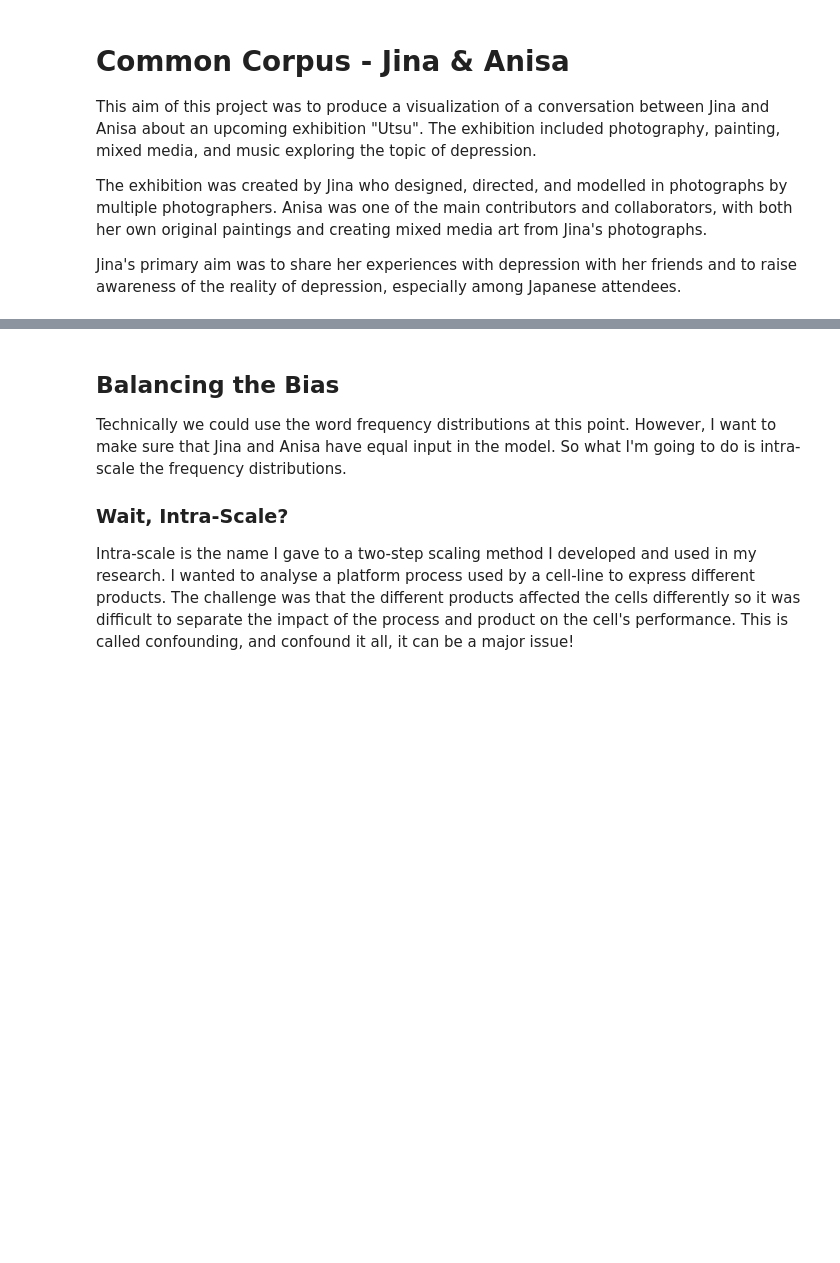
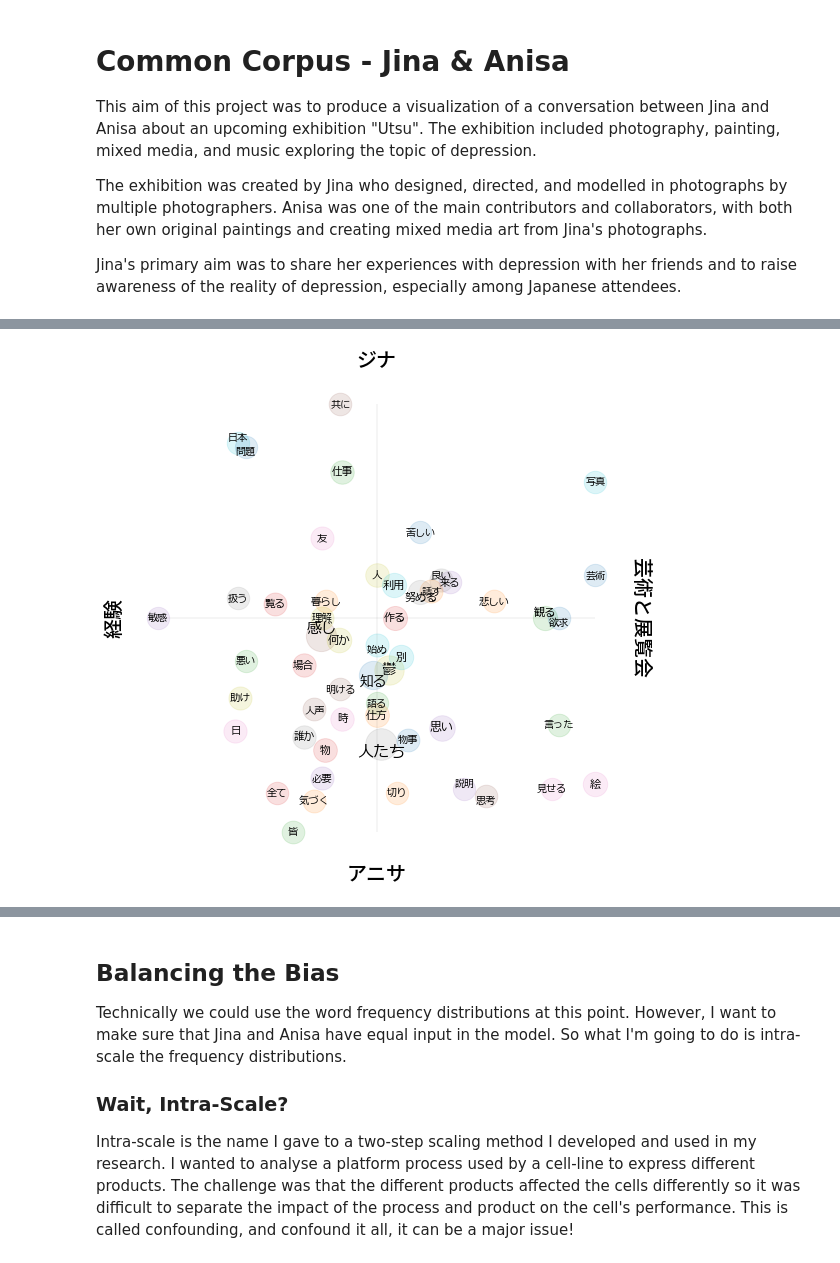
Before and after one commit to magpie882/common_corpus, a Jupyter notebook: conversations/conversation_analysis.ipynb, the cells around one changed output, grey strips where cells are left out. Saved outputs shown, nothing was run; the diff lists cells and outputs as text; code cells hidden in the pictures; blank space fills up the shorter version.

```diff
--- a/conversations/conversation_analysis.ipynb
+++ b/conversations/conversation_analysis.ipynb
@@ -192,0 +196,93 @@ plt.show()
+# %%
+# Getting in the kanji
+viz_dict = {"japan": u"日本", "problem": u"問題", "work": u"仕事", "friend": u"友",
+            "difficult": u"苦しい", "photograph": u"写真", "art": u"芸術", "good": u"良い", "come": u"来る",
+            "talk": u"話す", "try": u"努める", "sad": u"悲しい", "deal": u"扱う", "see": u"覧る",
+            "bad": u"悪い", "help": u"助け", "day": u"日", "look": u"観る", "make": u"作る",
+            "feel": u"感じ","understand": u"理解","end": "切り","explain": u"説明","thought": u"思考",
+            "paint": u"絵","case": u"場合","someone": u"誰か","cry": u"人声","everyone": u"皆","want": u"欲求",
+            "tell": u"語る","sensitive": u"敏感","people": u"人たち","life": u"暮らし","share": u"共に",
+            "start": u"始め","different": u"別", "need": u"必要","aware": u"気づく","something": u"何か",
+            "everything": u"全て","stuff": u"物事","think": u"思い","show": u"見せる","thing": u"物","use": u"利用",
+            "open": u"明ける","depress": u"鬱","time": u"時","way": u"仕方", "know": u"知る",
+            "person": u"人","said":u"言った"}
+
+token_counts["Kanji"] = token_counts["Token"].apply(lambda x: viz_dict[x] if x in viz_dict.keys() else "none")
+# %%
+# New viz with kanji
+import os
+jp_font_1 = fm.FontProperties(fname="/Library/Fonts/Meiryo.ttf")
+jp_font_2 = fm.FontProperties(fname="/Library/Fonts/NotoSansJP-Medium.otf")
+jp_font_2.set_size(20)
+
+min_count = 10.0
+max_count = max(token_counts["Speaker"])
+
+min_ps = 500.0
+max_ps = 1000.0
+
+min_fs = 10.0
+max_fs = 16.0
+
+text_x_offset = 0.00
+text_y_offset_min = 0.00
+text_y_offset_max = 0.00
+
+plt.figure(figsize=[9,9])
+for i in range(0,len(topic_df)):
+    if token_counts["Speaker"][i] >= min_count:
+
+        rel_scale = (token_counts["Speaker"][i]-min_count)/(max_count-min_count)
+
+        point_x = topic_df["value"][i]
+        point_y = speaker_df["value"][i]
+        point_s = min_ps + (max_ps-min_ps)*rel_scale
+
+        text_t = token_counts["Kanji"][i]
+
+        jp_font_1.set_size(min_fs + (max_fs-min_fs)*rel_scale)
+        text_x = topic_df["value"][i]+text_x_offset
+        #text_y = speaker_df["value"][i]
+        #text_valign = "center"
+
+
+        if token_counts["Token"][i] in ["good","japan","look","explain","feel"]:
+            text_y = speaker_df["value"][i]+(text_y_offset_min+(text_y_offset_max-text_y_offset_min))*rel_scale
+            text_valign = "bottom"
+
+        elif token_counts["Token"][i] in ["try","want","know","people","thought","problem","start"]:
+            text_y = speaker_df["value"][i]-(text_y_offset_min+(text_y_offset_max-text_y_offset_min))*rel_scale
+            text_valign = "top"
+
+        else:
+            text_y = speaker_df["value"][i]
+            text_valign = "center"
+
+        plt.scatter(point_x,point_y,point_s,alpha=0.15)
+        plt.text(text_x,text_y,text_t,
+                 fontsize=text_s,
+                 verticalalignment=text_valign, horizontalalignment='center', fontproperties=jp_font_1)
+
+plt.hlines(y=0.5,xmin=0.0,xmax=1.0, colors='k', alpha=0.05)
+plt.vlines(x=0.5,ymin=0.0,ymax=1.0, colors='k', alpha=0.05)
+
+plt.text(0.5, 1.1, u"ジナ",
+         horizontalalignment='center', verticalalignment='center',
+         fontproperties=jp_font_2)
+
+plt.text(0.5, -0.1, u"アニサ",
+         horizontalalignment='center', verticalalignment='center',
+         fontproperties=jp_font_2)
+
+plt.text(-0.1, 0.5, u"経験",
+         horizontalalignment='center', verticalalignment='center',
+         fontproperties=jp_font_2, rotation=90)
+
+plt.text(1.1, 0.5, u"芸術と展覧会",
+         horizontalalignment='center', verticalalignment='center',
+         fontproperties=jp_font_2, rotation=270)
+
+plt.axis('off')
+plt.show()
+# %% [output]
+[figure, added]
```
Also changed, not shown: parts of 5 cells of this notebook, 20 other files.
